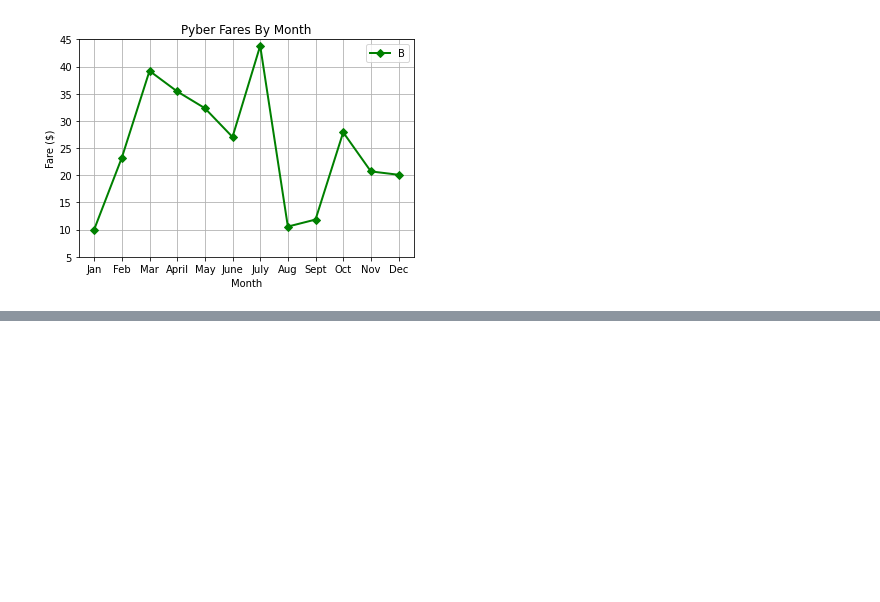
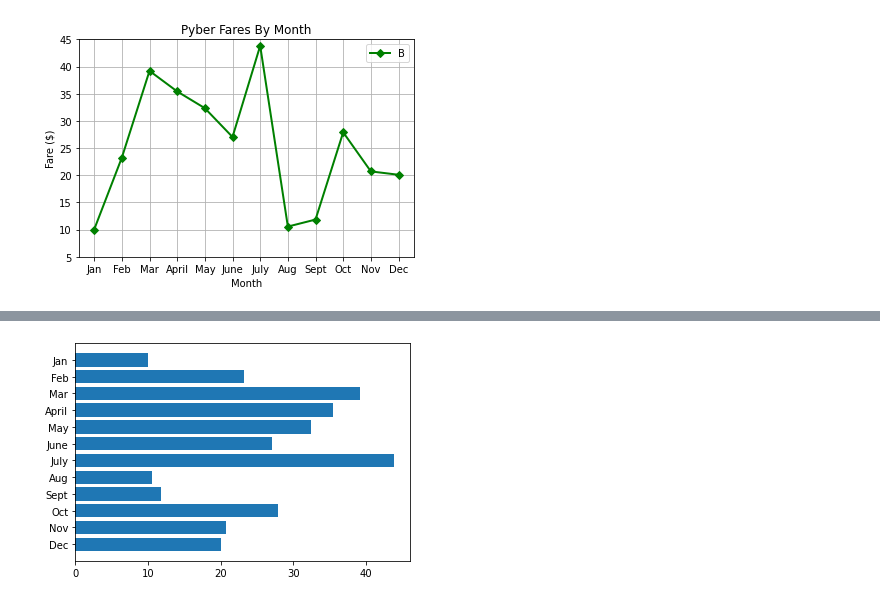
Before and after one commit to Kiehl012/PyBer_Analysis, a Jupyter notebook: matplotlib_practice.ipynb, the cells around one changed output, grey strips where cells are left out. Saved outputs shown, nothing was run; the diff lists cells and outputs as text; code cells hidden in the pictures; blank space fills up the shorter version.

```diff
--- a/matplotlib_practice.ipynb
+++ b/matplotlib_practice.ipynb
@@ -82,0 +105,6 @@ test
+# %%
+# Create the plot.
+plt.barh(x_axis, y_axis)
+plt.gca().invert_yaxis()
+# %% [output]
+[figure, added]
```
Also changed, not shown: parts of 18 cells of this notebook, 6 other files.
